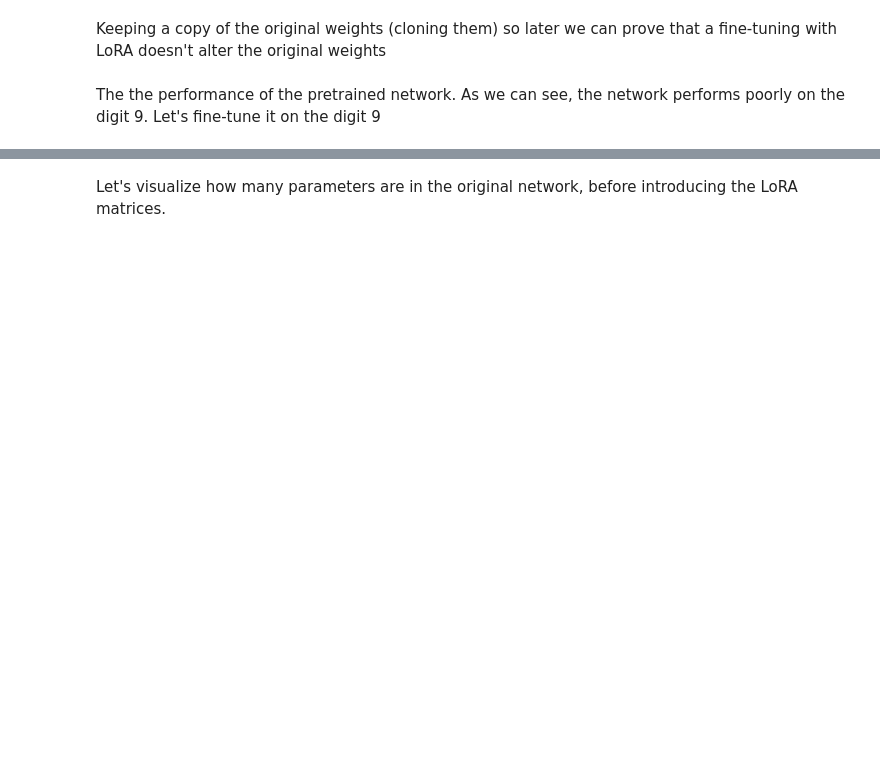
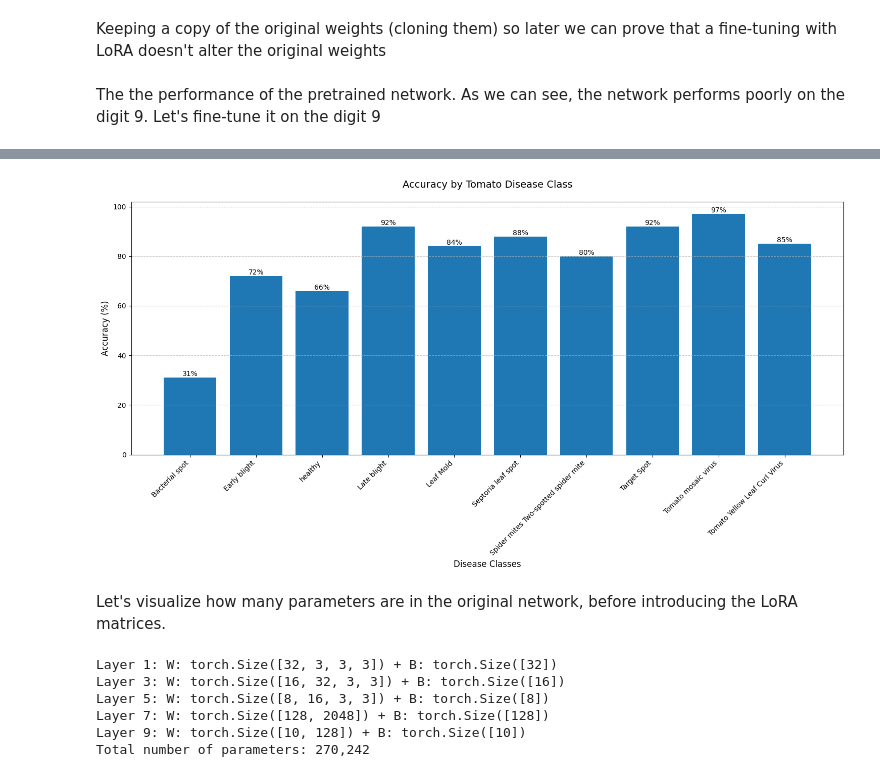
Before and after one commit to Epein5/AI-Lab, a Jupyter notebook: LoRA/train.ipynb, the cells around one changed output, grey strips where cells are left out. Drawn from its saved outputs; the diff is of its cells as text; code cells hidden in the pictures; blank space fills up the shorter version.

Commit message:
Results VIsualization

```diff
--- a/LoRA/train.ipynb
+++ b/LoRA/train.ipynb
@@ -62,7 +62,7 @@ criterion = nn.CrossEntropyLoss()
 optimizer = optim.Adam(model.parameters())
 # %%
 # Train the model
-num_epochs = 2
+num_epochs = 10
 for epoch in range(num_epochs):
     model.train()  # Set model to training mode
     running_loss = 0.0
@@ -187,3 +229,30 @@ Class 9 Accuracy: 0.8
+# %%
+import matplotlib.pyplot as plt
+# Now create the plot with the collected accuracies
+plt.figure(figsize=(15, 8))
+shortened_labels = [label.split('___')[-1].replace('_', ' ') for label in class_labels]
+
+bars = plt.bar(shortened_labels, accuracies)
+plt.title('Accuracy by Tomato Disease Class', fontsize=14, pad=20)
+plt.xlabel('Disease Classes', fontsize=12)
+plt.ylabel('Accuracy (%)', fontsize=12)
+
+# Rotate x-axis labels for better readability
+plt.xticks(rotation=45, ha='right')
+
+# Add value labels on top of each bar
+for bar in bars:
+    height = bar.get_height()
+    plt.text(bar.get_x() + bar.get_width()/2., height,
+            f'{height}%',
+            ha='center', va='bottom')
+
+plt.grid(axis='y', linestyle='--', alpha=0.7)
+plt.ylim(0, max(accuracies) + 5)  # Add some padding at the top
+plt.tight_layout()
+plt.show()
+# %% [output]
+[figure, added]
 # %% [markdown]
 Let's visualize how many parameters are in the original network, before introducing the LoRA matrices.
 # %%
@@ -199,6 +268,13 @@ for index, layer in enumerate(model.children()):
         print(f'Layer {index+1}: W: {layer.weight.shape} + B: {layer.bias.shape if layer.bias is not None else "N/A"}')
 
 print(f'Total number of parameters: {total_parameters_original:,}')
+# %% [output]
+Layer 1: W: torch.Size([32, 3, 3, 3]) + B: torch.Size([32])
+Layer 3: W: torch.Size([16, 32, 3, 3]) + B: torch.Size([16])
+Layer 5: W: torch.Size([8, 16, 3, 3]) + B: torch.Size([8])
+Layer 7: W: torch.Size([128, 2048]) + B: torch.Size([128])
+Layer 9: W: torch.Size([10, 128]) + B: torch.Size([10])
+Total number of parameters: 270,242
 # %%
 # # Save the trained modeln
 # torch.save(model.state_dict(), 'sequential_model.pth')
```
Also changed, not shown: parts of 3 cells of this notebook.
